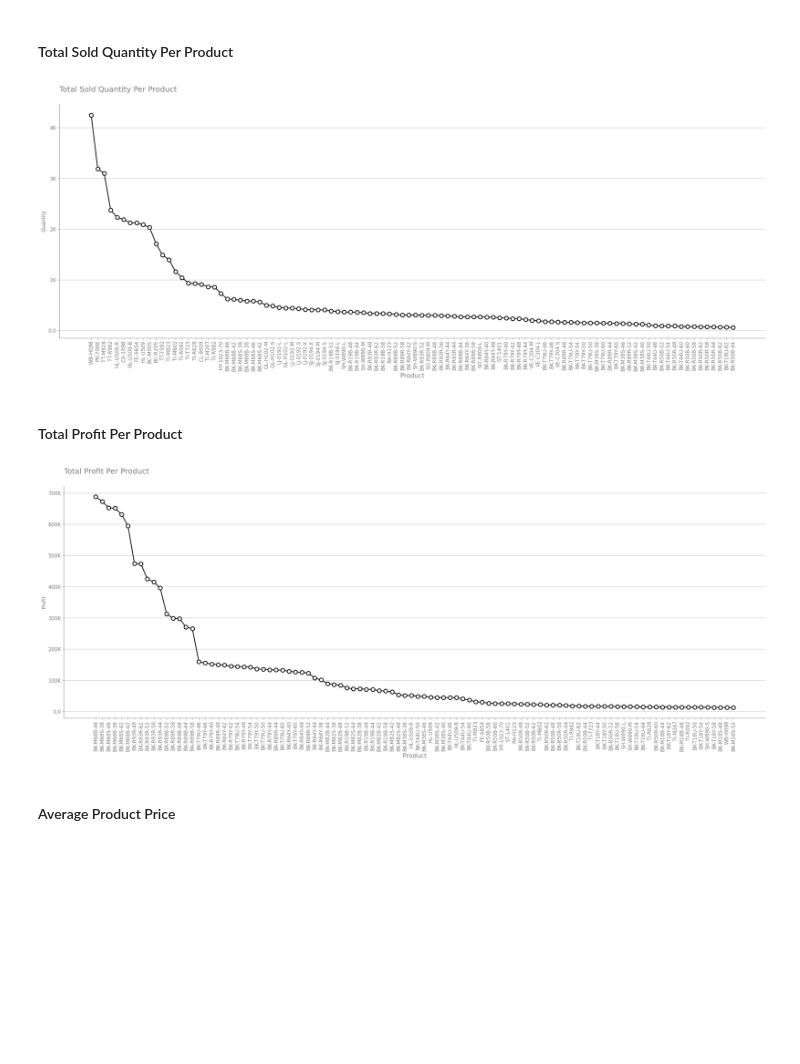
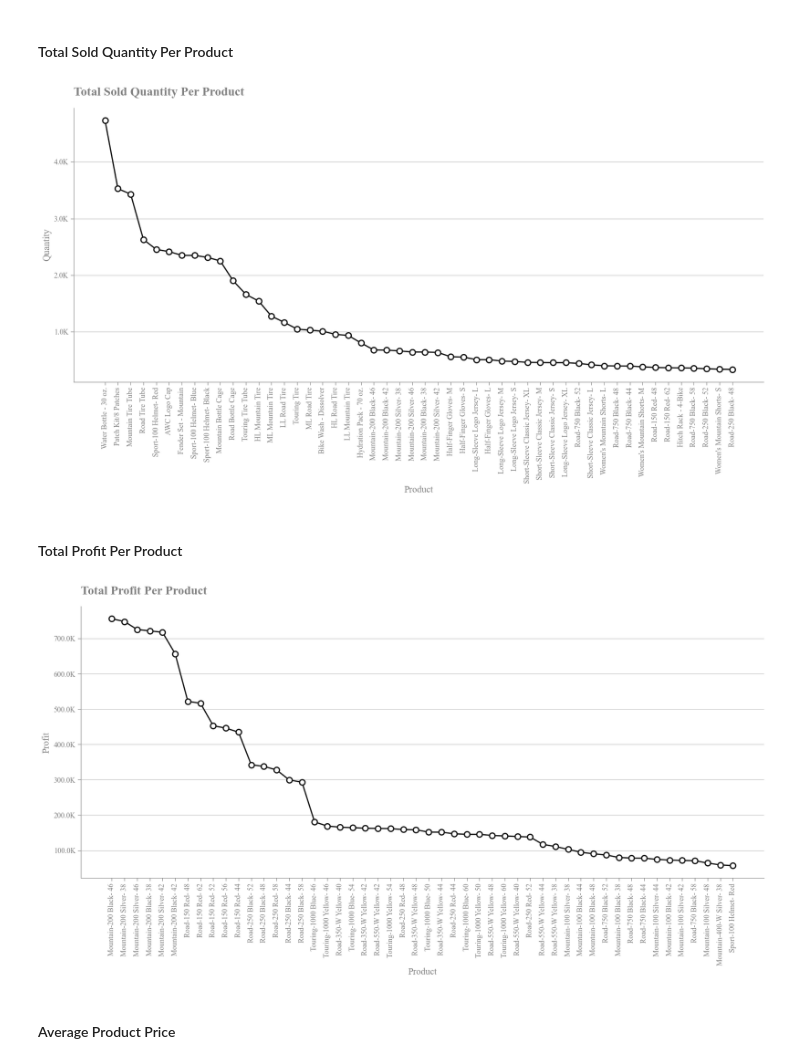
Before and after one commit to NishantSingh359/Sales_Analytics, a Jupyter notebook: notebooks/04_product_analysis.ipynb, the cells around one changed output. Saved outputs shown, nothing was run; the diff lists cells and outputs as text; code cells hidden in the pictures; blank space fills up the shorter version.

```diff
--- a/notebooks/04_product_analysis.ipynb
+++ b/notebooks/04_product_analysis.ipynb
@@ -37,31 +72,31 @@ vs.LinePlot(
 # %% [markdown]
 #### Total Sold Quantity Per Product
 # %%
-df = pkpi.units_sold_per_product().head(100)
+df = pkpi.units_sold_per_product().head(50)
 vs.LinePlot(
-    x=df["product_key"],
+    x=df["product_name"],
     y1=df["quantity"],
     title="Total Sold Quantity Per Product",
-    xlable="Product",
-    ylable="Quantity",
-    fsize=(30, 10),
+    xlabel="Product",
+    ylabel="Quantity",
+    fsize=(20, 8),
 ).decoration()
 # %% [output]
-[figure, old version]
+[figure, new version]
 # %% [markdown]
 #### Total Profit Per Product
 # %%
-df = pkpi.profit_per_product().head(100)
+df = pkpi.profit_per_product().head(50)
 vs.LinePlot(
-    x=df["product_key"],
+    x=df["product_name"],
     y1=df["profit"],
     title="Total Profit Per Product",
-    xlable="Product",
-    ylable="Profit",
-    fsize=(30, 10),
+    xlabel="Product",
+    ylabel="Profit",
+    fsize=(20, 8),
 ).decoration()
 # %% [output]
-[figure, old version]
+[figure, new version]
 # %% [markdown]
 #### Average Product Price
 # %%
```
Also changed, not shown: parts of 13 cells of this notebook.
